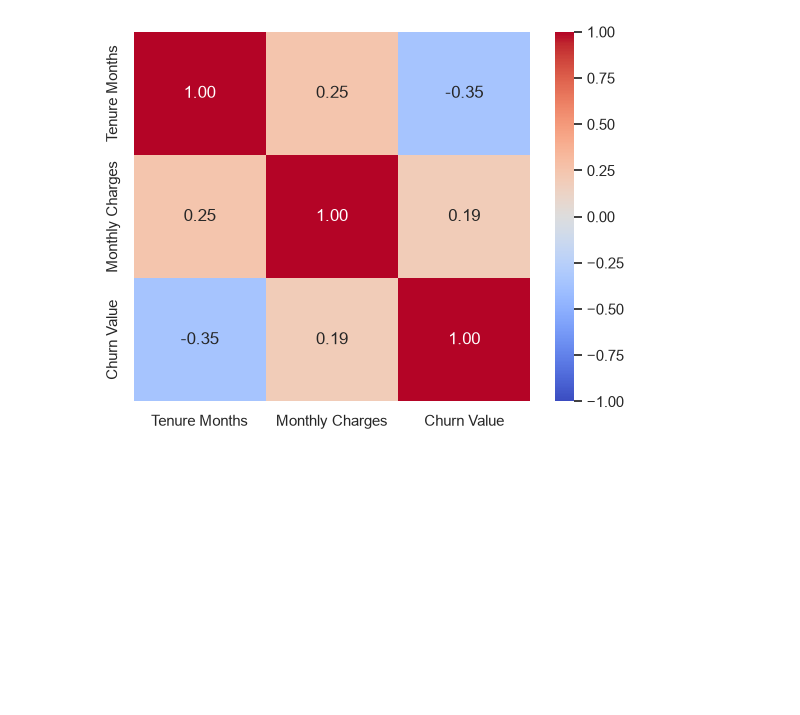
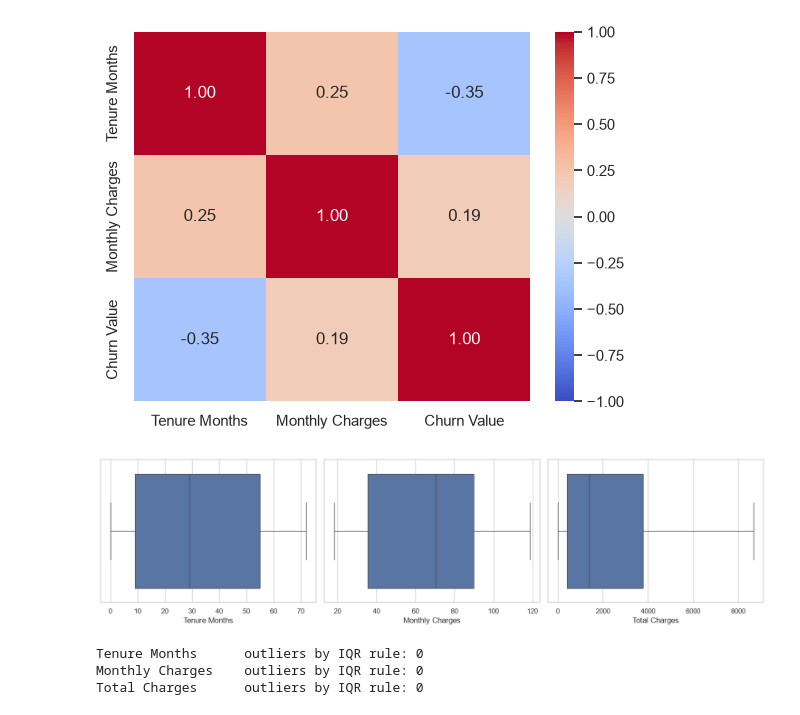
Before and after one commit to LV-Engineer/Churn-Prediction, a Jupyter notebook: notebooks/01_eda.ipynb, the cells around one changed output. Drawn from its saved outputs; the diff is of its cells as text; code cells hidden in the pictures; blank space fills up the shorter version.

Commit message:
feat: add categorical and outlier checks to EDA

```diff
--- a/notebooks/01_eda.ipynb
+++ b/notebooks/01_eda.ipynb
@@ -98,3 +98,22 @@ sns.heatmap(df[num_cols + [TARGET]].corr(), annot=True, fmt=".2f", cmap='coolwar
 plt.show()
 # %% [output]
 [figure]
+# %%
+num_cols = ["Tenure Months", "Monthly Charges", "Total Charges"]
+
+fig, axes = plt.subplots(1, 3, figsize=(15, 4))
+for ax, col in zip(axes, num_cols):
+    sns.boxplot(data=df, x=col, ax=ax)
+plt.tight_layout()
+plt.show()
+
+for col in num_cols:
+    q1, q3 = df[col].quantile([0.25, 0.75])
+    iqr = q3 - q1
+    n_out = ((df[col] < q1 - 1.5 * iqr) | (df[col] > q3 + 1.5 * iqr)).sum()
+    print(f"{col:18s} outliers by IQR rule: {n_out}")
+# %% [output]
+[figure, added]
+Tenure Months      outliers by IQR rule: 0
+Monthly Charges    outliers by IQR rule: 0
+Total Charges      outliers by IQR rule: 0
```
